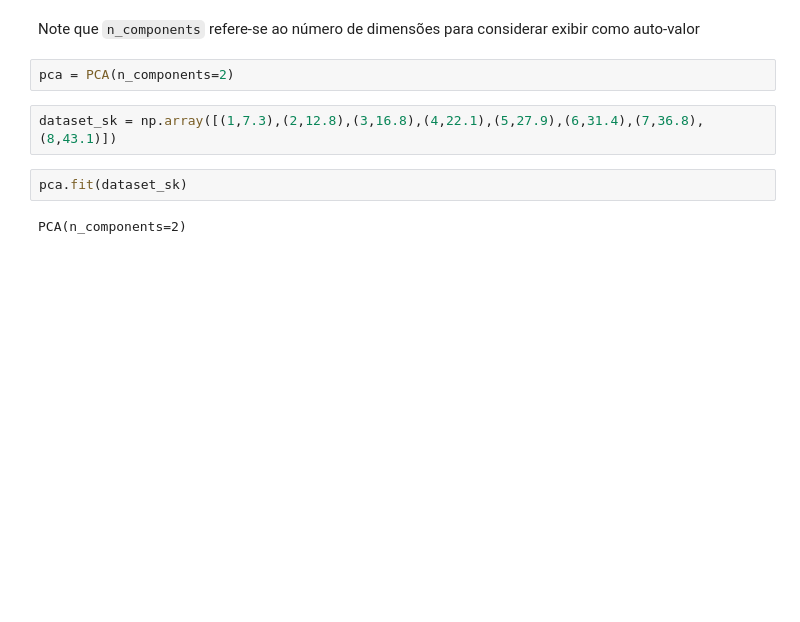
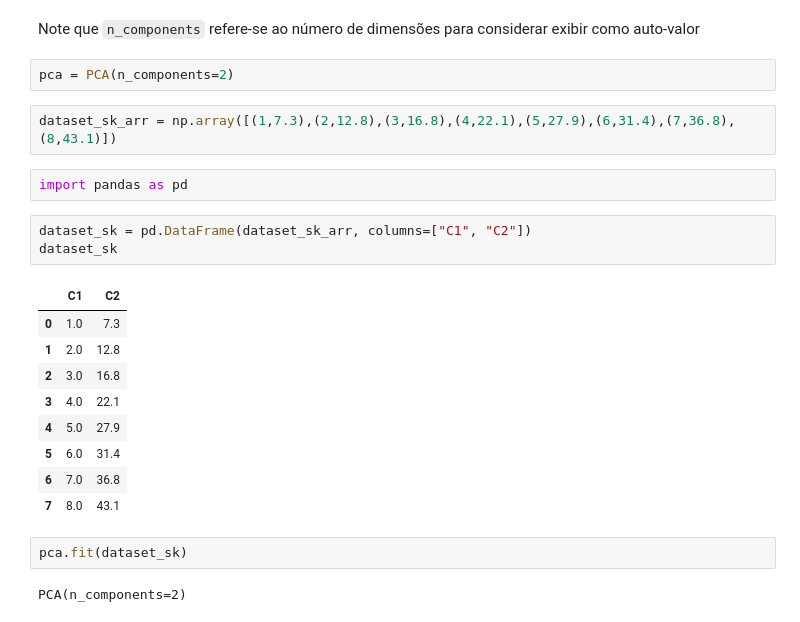
Before and after one commit to igorzeck/PCA, a Jupyter notebook: Testes/teste_pca.ipynb, the cells around one changed output. Cells and saved outputs as stored; diff of their text form; blank space fills up the shorter version.

Commit message:
Teste inicial dataset real.

```diff
--- a/Testes/teste_pca.ipynb
+++ b/Testes/teste_pca.ipynb
@@ -97,7 +97,22 @@ Note que `n_components` refere-se ao número de dimensões para considerar exibi
 # %%
 pca = PCA(n_components=2)
 # %%
-dataset_sk = np.array([(1,7.3),(2,12.8),(3,16.8),(4,22.1),(5,27.9),(6,31.4),(7,36.8),(8,43.1)])
+dataset_sk_arr = np.array([(1,7.3),(2,12.8),(3,16.8),(4,22.1),(5,27.9),(6,31.4),(7,36.8),(8,43.1)])
+# %%
+import pandas as pd
+# %%
+dataset_sk = pd.DataFrame(dataset_sk_arr, columns=["C1", "C2"])
+dataset_sk
+# %% [output]
+|  | C1 | C2 |
+| 0 | 1.0 | 7.3 |
+| 1 | 2.0 | 12.8 |
+| 2 | 3.0 | 16.8 |
+| 3 | 4.0 | 22.1 |
+| 4 | 5.0 | 27.9 |
+| 5 | 6.0 | 31.4 |
+| 6 | 7.0 | 36.8 |
+| 7 | 8.0 | 43.1 |
 # %%
 pca.fit(dataset_sk)
 # %% [output]
```
Also changed, not shown: parts of 8 cells of this notebook, 1 other file.
